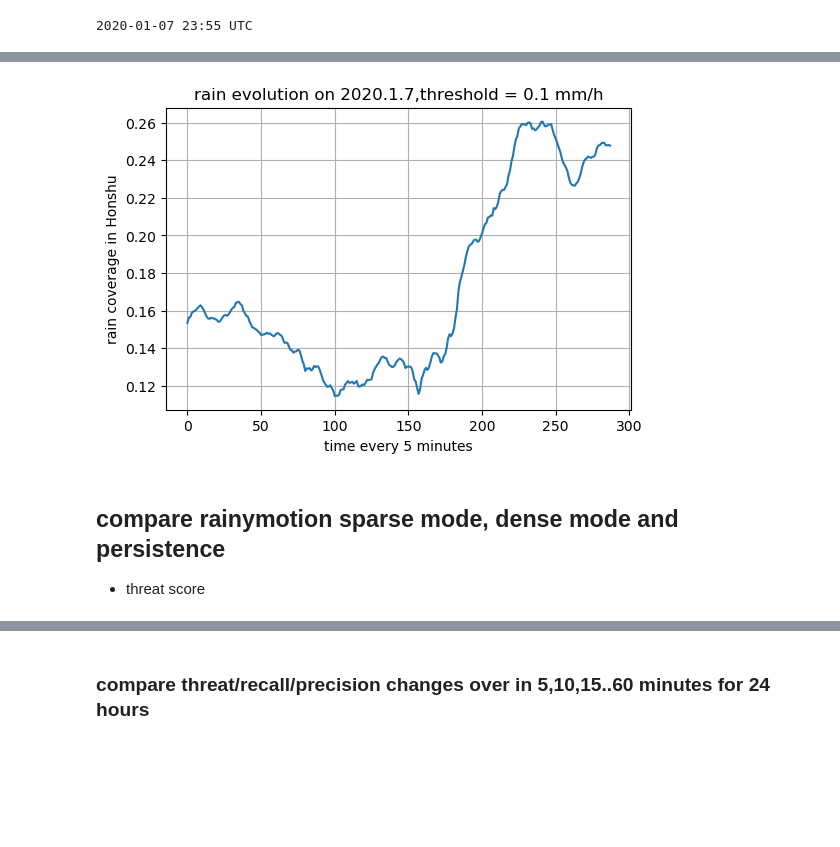
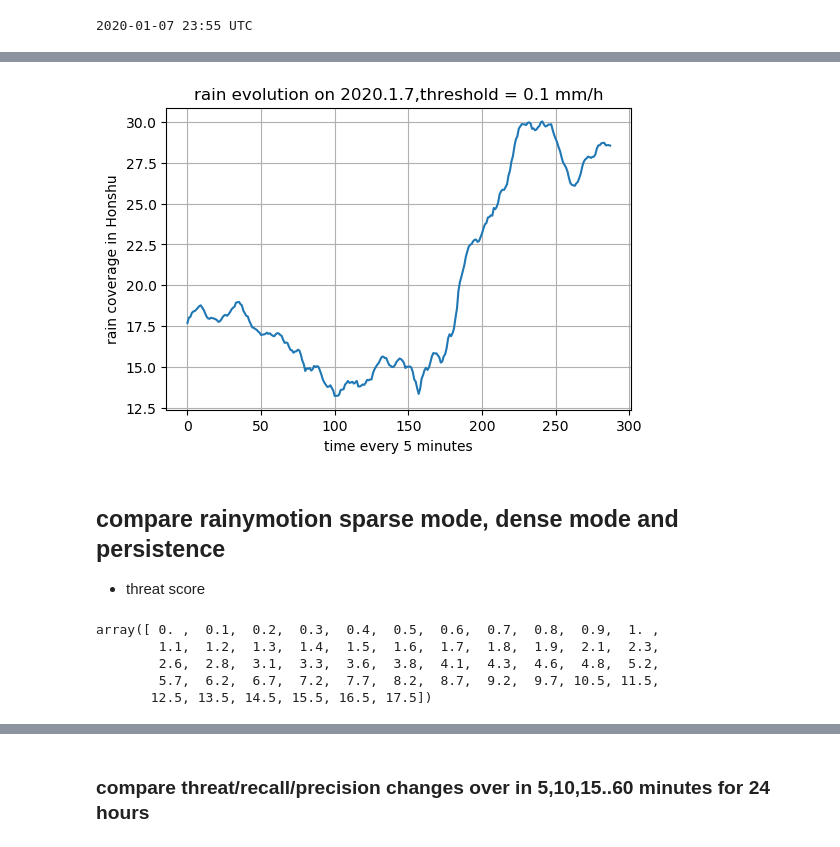
Before and after one commit to Yuchaowni/rainymotion, a Jupyter notebook: docs/notebooks/test_JMA_radar-2020.1.7.ipynb, the cells around one changed output, grey strips where cells are left out. Saved outputs shown, nothing was run; the diff lists cells and outputs as text; code cells hidden in the pictures; blank space fills up the shorter version.

```diff
--- a/docs/notebooks/test_JMA_radar-2020.1.7.ipynb
+++ b/docs/notebooks/test_JMA_radar-2020.1.7.ipynb
@@ -40,7 +40,7 @@ nc_files.sort()
 # %%
 from netCDF4 import Dataset
 from datetime import datetime,timedelta
-honshu_rain = []
+rain_coverage = []
 threshold = 0.1 #  mm/h
 for nc_file in nc_files:
     root = Dataset(nc_file, "r")
@@ -48,4 +48,5 @@ for nc_file in nc_files:
     rain_reduced = rain[1500:2500,1000:2000].copy()
     rain_reduced.fill_value = 0.0
     rain_filled = rain_reduced.filled().astype('float16')
-    honshu_rain.append(np.sum(rain_filled >= threshold)/1e6)  # total pixels in one image is 1000*1000
+    #honshu_rain.append(np.sum(rain_filled >= threshold)/1e6)  # total pixels in one image is 1000*1000
+    rain_coverage.append(np.sum(rain_filled >= threshold)/(1e6-132396)*100)  # total pixels in one image is 1000*1000
@@ -58,13 +81,13 @@ print(date_string)
 # %%
 plt.figure(dpi=100)
-plt.plot(honshu_rain)
+plt.plot(rain_coverage)
 plt.xlabel("time every 5 minutes")
 plt.ylabel("rain coverage in Honshu")
 plt.title(f"rain evolution on 2020.1.7,threshold = {threshold} mm/h")
 plt.grid()
 plt.show()
 # %% [output]
-[figure, old version]
+[figure, new version]
 # %% [markdown]
 ## compare rainymotion sparse mode, dense mode and persistence
 - threat score
@@ -89,6 +112,16 @@ for nc_file in nc_files:
     rain_reduced.fill_value = 0.0
     rain_filled = rain_reduced.filled()
     all_data.append(rain_filled)
+# %%
+if False: # only do it once
+    joblib.dump((np.array(all_data)*10).astype('uint8'),"1day_data8.joblib")
+    np.unique(joblib.load("1day_data8.joblib")[0]/10)
+# %% [output]
+array([ 0. ,  0.1,  0.2,  0.3,  0.4,  0.5,  0.6,  0.7,  0.8,  0.9,  1. ,
+        1.1,  1.2,  1.3,  1.4,  1.5,  1.6,  1.7,  1.8,  1.9,  2.1,  2.3,
+        2.6,  2.8,  3.1,  3.3,  3.6,  3.8,  4.1,  4.3,  4.6,  4.8,  5.2,
+        5.7,  6.2,  6.7,  7.2,  7.7,  8.2,  8.7,  9.2,  9.7, 10.5, 11.5,
+       12.5, 13.5, 14.5, 15.5, 16.5, 17.5])
 # %%
 now = 1
 #threshold = 1  # mm/h
```
Also changed, not shown: parts of 12 cells of this notebook, 15 other files.
